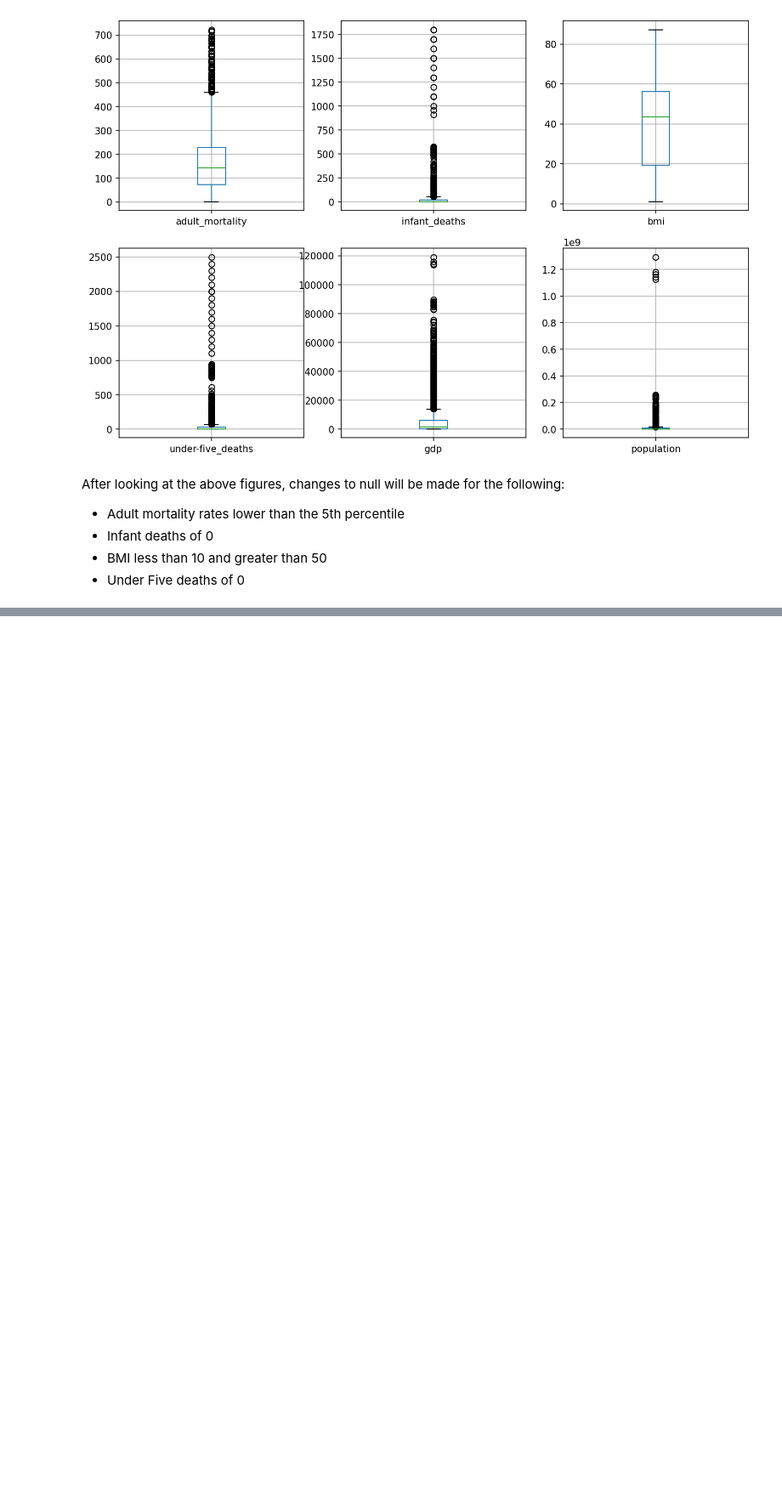
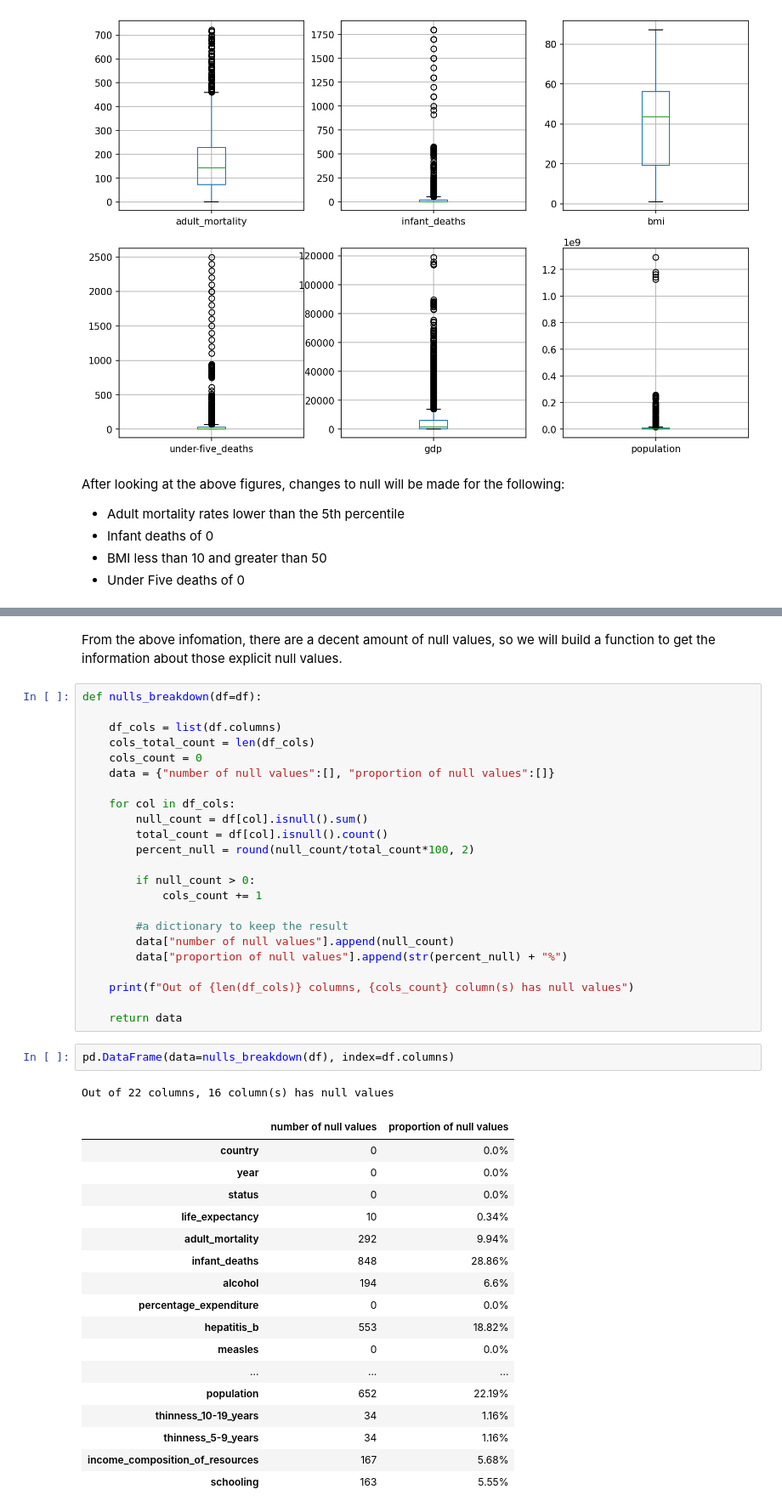
Before and after one commit to Dnezzhello/python_project, a Jupyter notebook: life_expectancy.ipynb, the cells around one changed output, grey strips where cells are left out. Shown at 85% size. Saved outputs shown, nothing was run; the diff lists cells and outputs as text; blank space fills up the shorter version.

```diff
--- a/life_expectancy.ipynb
+++ b/life_expectancy.ipynb
@@ -139 +140,47 @@ dtypes: float64(17), int64(3), object(2)
 memory usage: 505.1+ KB
+# %% [markdown]
+From the above infomation, there are a decent amount of null values, so we will build a function to get the information about those explicit null values.
+# %%
+def nulls_breakdown(df=df):
+
+    df_cols = list(df.columns)
+    cols_total_count = len(df_cols)
+    cols_count = 0
+    data = {"number of null values":[], "proportion of null values":[]}
+
+    for col in df_cols:
+        null_count = df[col].isnull().sum()
+        total_count = df[col].isnull().count()
+        percent_null = round(null_count/total_count*100, 2)
+
+        if null_count > 0:
+            cols_count += 1
+
+        #a dictionary to keep the result
+        data["number of null values"].append(null_count)
+        data["proportion of null values"].append(str(percent_null) + "%")
+
+    print(f"Out of {len(df_cols)} columns, {cols_count} column(s) has null values")
+
+    return data
+# %%
+pd.DataFrame(data=nulls_breakdown(df), index=df.columns)
+# %% [output]
+Out of 22 columns, 16 column(s) has null values
+|  | number of null values | proportion of null values |
+| country | 0 | 0.0% |
+| year | 0 | 0.0% |
+| status | 0 | 0.0% |
+| life_expectancy | 10 | 0.34% |
+| adult_mortality | 292 | 9.94% |
+| infant_deaths | 848 | 28.86% |
+| alcohol | 194 | 6.6% |
+| percentage_expenditure | 0 | 0.0% |
+| hepatitis_b | 553 | 18.82% |
+| measles | 0 | 0.0% |
+| ... | ... | ... |
+| population | 652 | 22.19% |
+| thinness_10-19_years | 34 | 1.16% |
+| thinness_5-9_years | 34 | 1.16% |
+| income_composition_of_resources | 167 | 5.68% |
+| schooling | 163 | 5.55% |
```
Also changed, not shown: parts of 10 cells of this notebook.
